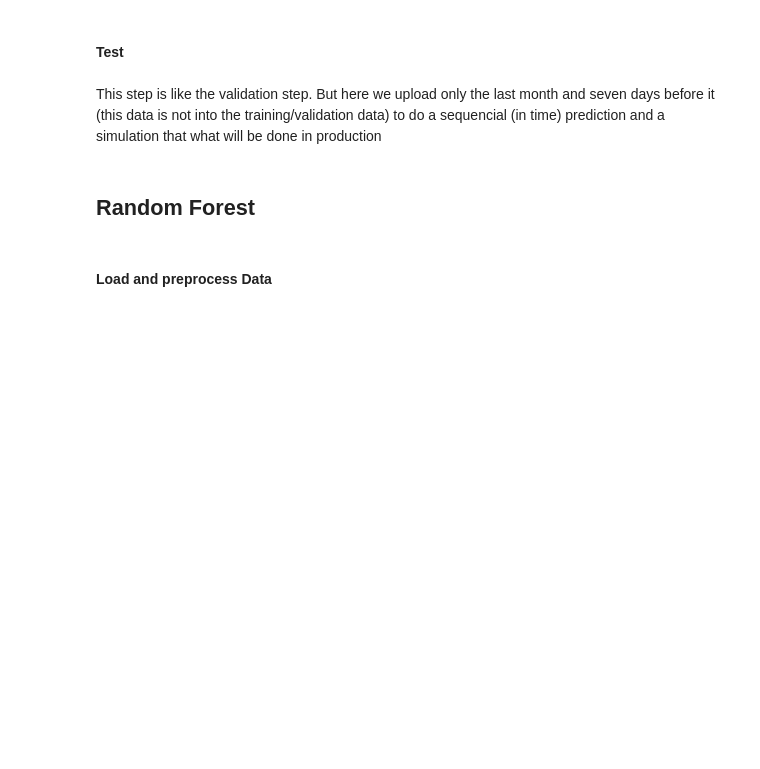
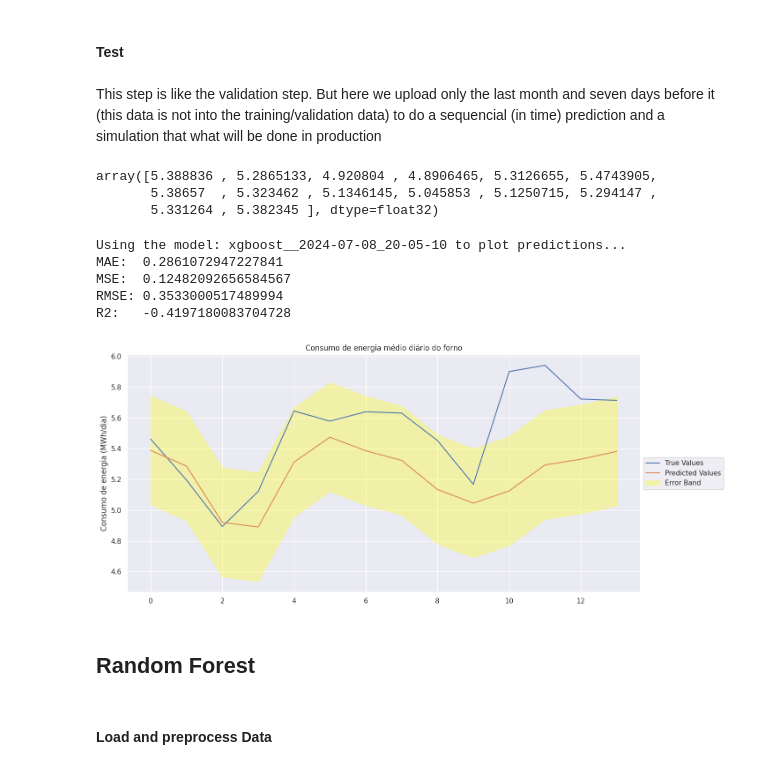
Before and after one commit to V-kr0pt/vivix_energy_consumption, a Jupyter notebook: all_stages.ipynb, the cells around one changed output. Drawn from its saved outputs; the diff is of its cells as text; code cells hidden in the pictures; blank space fills up the shorter version.

```diff
--- a/all_stages.ipynb
+++ b/all_stages.ipynb
@@ -82,8 +486,8 @@ model_utils.plot_predictions(X_test, y_test, model_name+'__'+model_date)
 # %% [markdown]
 This step is like the validation step. But here we upload only the last month and seven days before it (this data is not into the training/validation data) to do a sequencial (in time) prediction and a simulation that what will be done in production
 # %%
-# Creating the data (it's not the preprocessing)
-load_data = LoadData()
+load_data, preprocess = init_data_and_preprocess()
+
 # load the test data
 test_data = load_data.last_month_data
 data_last_7_days = load_data.data.tail(7) # the last 7 days before the last month will be used as lagged features
@@ -91,27 +495,39 @@ data_last_7_days = load_data.data.tail(7) # the last 7 days before the last mont
 # Union the last 7 days data with the last month data
 test_data = pd.concat([data_last_7_days,test_data], ignore_index=True)
 # %%
-# Preprocessing here!
+# Create the preprocess object for the test data
+# the columns are the same of the training data so we can use the load_data object
+preprocess = Preprocess(test_data, load_data.numerical_features, load_data.categorical_features,
+                         load_data.boolean_features, load_data.target)
 
 # lag feature and create a dataframe to each model
 lag_columns_list = ['medio_diario']*7
 lag_values = [1, 2, 3, 4, 5, 6, 7]
 
-test_data = load_data.create_lag_columns(test_data, lag_columns_list, lag_values)
+test_data = preprocess.create_lag_columns(lag_columns_list, lag_values)
 
 # removing the first 7 rows after lagging
 test_data = test_data.iloc[7:]
 
 # Define the features and targets
-X_test = test_data[load_data.features]
-y_test = test_data[load_data.target]
+X_test = test_data[preprocess.features]
+y_test = test_data[preprocess.target]
 
 # Preprocess the data (doing the inputation, scaling if it was used in training)
 X_test = preprocessor.transform(X_test)
 # %%
 # loading the model
-model_path=f'models/{model_name}__{model_date}.pkl'
-preprocessor_path = f'models/preprocessors/{model_name}__{model_date}_preprocessor.pkl'
 
+# if you want to load a model that was not the last trained model, provide the path to the model
+#model_path=f'content/models/{model_name}__{model_date}.pkl'
+#preprocessor_path = f'content/models/preprocessors/{model_name}__{model_date}_preprocessor.pkl'
 
-model, preprocessor = model_utils.load_model(model_path=model_path, preprocessor_path=preprocessor_path)
+model, preprocessor = model_utils.load_model(model_path=model_utils.model_path, preprocessor_path=model_utils.preprocessor_path)
+# Model prediction
+y_pred = model.predict(X_test)
+
+display(y_pred)
+# %% [output]
+array([5.388836 , 5.2865133, 4.920804 , 4.8906465, 5.3126655, 5.4743905,
+       5.38657  , 5.323462 , 5.1346145, 5.045853 , 5.1250715, 5.294147 ,
+       5.331264 , 5.382345 ], dtype=float32)
@@ -125,3 +534,14 @@ model_utils.plot_predictions(X_test, y_test, model_name+'__'+model_date)
+# %%
+last_trained_model = model_utils.model_path.split('/')[-1].split('.')[0] # get the name__date.pkl of the model
+print(f'Using the model: {last_trained_model} to plot predictions...')
+model_utils.plot_predictions(X_test, y_test, last_trained_model)
+# %% [output]
+Using the model: xgboost__2024-07-08_20-05-10 to plot predictions...
+MAE:  0.2861072947227841
+MSE:  0.12482092656584567
+RMSE: 0.3533000517489994
+R2:   -0.4197180083704728
+[figure, added]
 # %% [markdown]
 ## Random Forest
 # %% [markdown]
```
Also changed, not shown: parts of 47 cells of this notebook.
